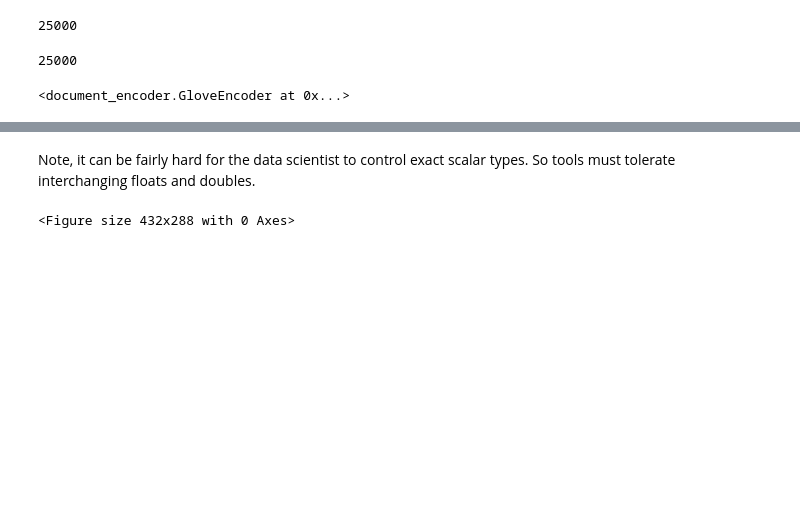
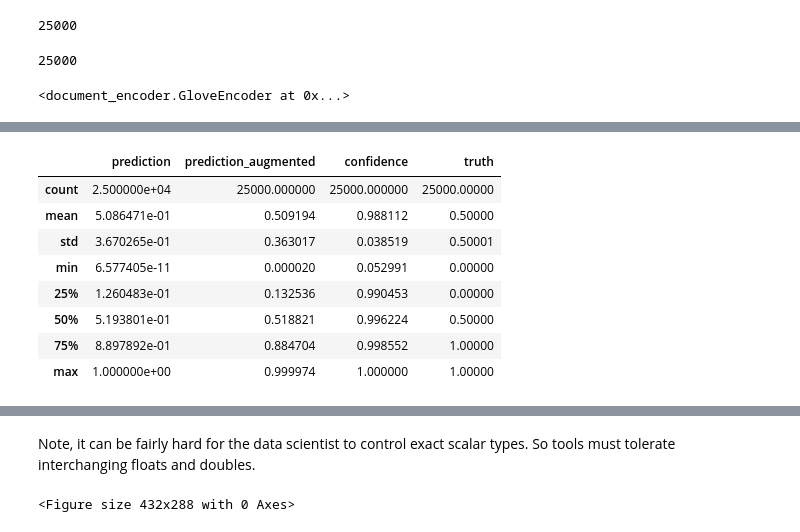
Before and after one commit to WinVector/ATasteOfDataScience, a Jupyter notebook: 03_Augment/IMDB_sentiment_aug.ipynb, the cells around one changed output, grey strips where cells are left out. Cells and saved outputs as stored; diff of their text form; code cells hidden in the pictures; blank space fills up the shorter version.

```diff
--- a/03_Augment/IMDB_sentiment_aug.ipynb
+++ b/03_Augment/IMDB_sentiment_aug.ipynb
@@ -173,0 +196,12 @@ dtype: object
+# %%
+pred_test_frame.describe()
+# %% [output]
+|  | prediction | prediction_augmented | confidence | truth |
+| count | 2.500000e+04 | 25000.000000 | 25000.000000 | 25000.00000 |
+| mean | 5.086471e-01 | 0.509194 | 0.988112 | 0.50000 |
+| std | 3.670265e-01 | 0.363017 | 0.038519 | 0.50001 |
+| min | 6.577405e-11 | 0.000020 | 0.052991 | 0.00000 |
+| 25% | 1.260483e-01 | 0.132536 | 0.990453 | 0.00000 |
+| 50% | 5.193801e-01 | 0.518821 | 0.996224 | 0.50000 |
+| 75% | 8.897892e-01 | 0.884704 | 0.998552 | 1.00000 |
+| max | 1.000000e+00 | 0.999974 | 1.000000 | 1.00000 |
```
Also changed, not shown: parts of 19 cells of this notebook, 3 other files.
